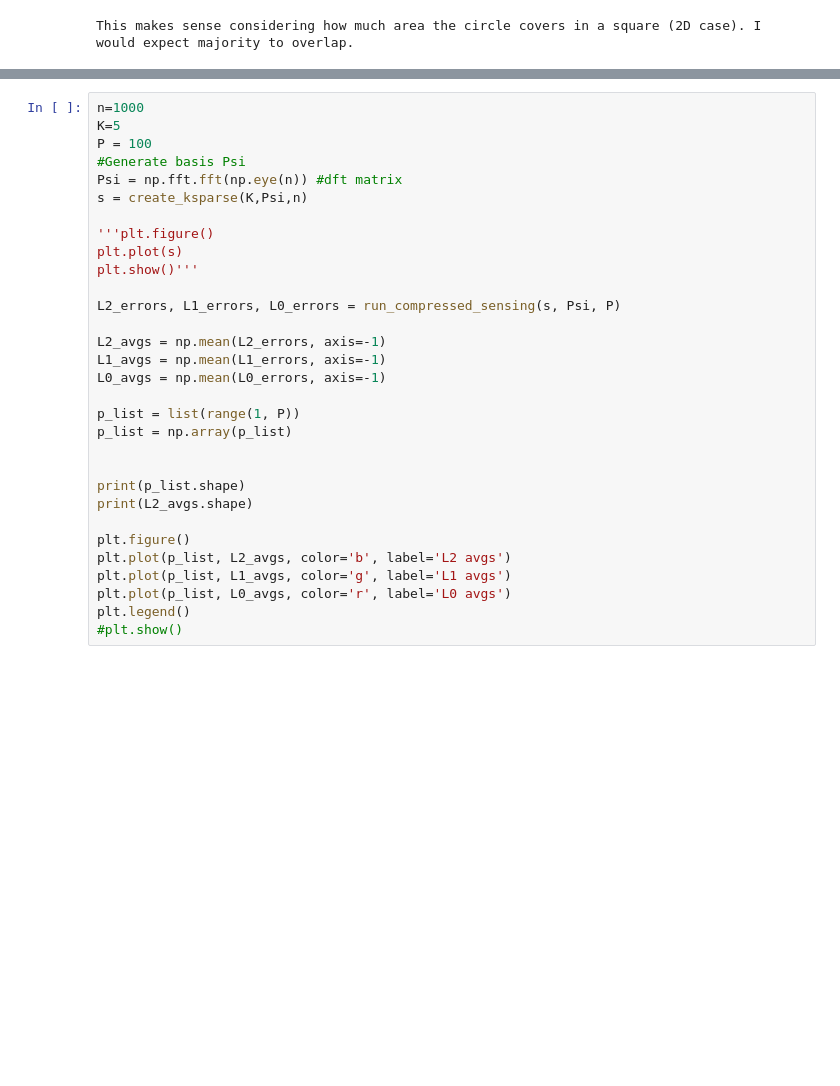
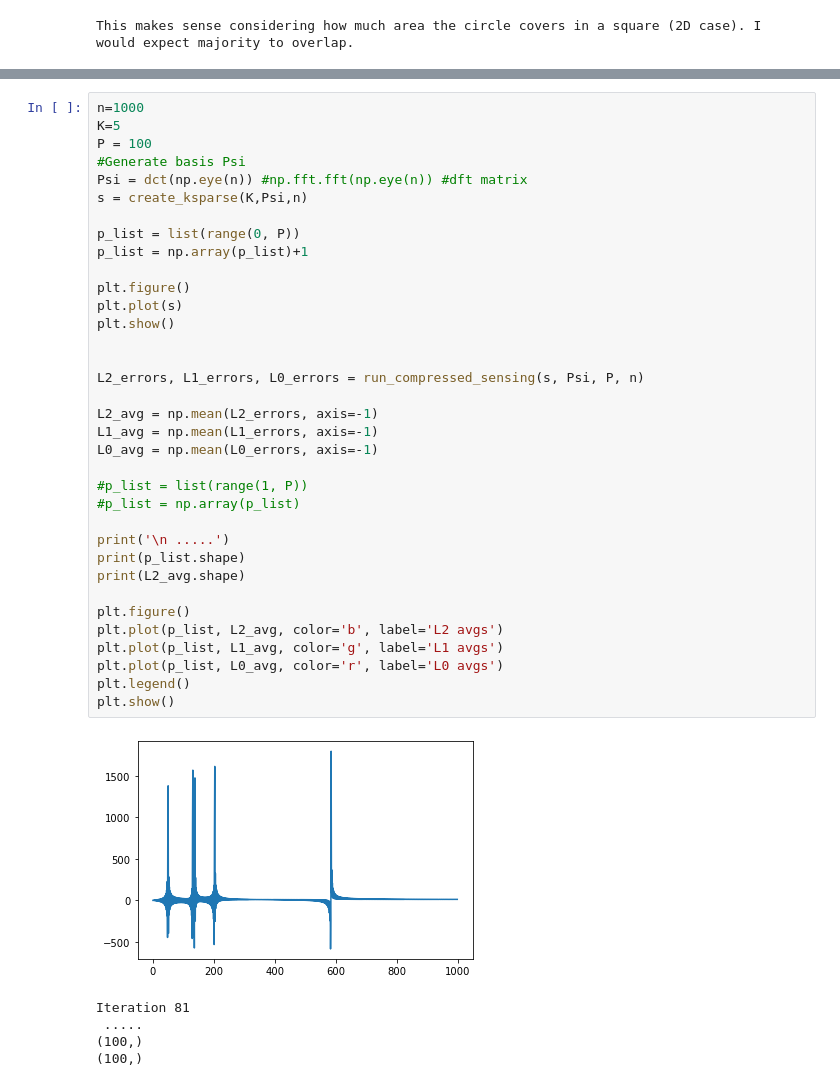
Before and after one commit to german34/math6397_villalobos, a Jupyter notebook: chapter3_hw.ipynb, the cells around one changed output, grey strips where cells are left out. Cells and saved outputs as stored; diff of their text form; blank space fills up the shorter version.

```diff
--- a/chapter3_hw.ipynb
+++ b/chapter3_hw.ipynb
@@ -242,31 +244,41 @@ def create_ksparse(K,Psi,n):
 # %%
 n=1000
 K=5
 P = 100
 #Generate basis Psi
-Psi = np.fft.fft(np.eye(n)) #dft matrix
+Psi = dct(np.eye(n)) #np.fft.fft(np.eye(n)) #dft matrix
 s = create_ksparse(K,Psi,n)
 
-'''plt.figure()
+p_list = list(range(0, P))
+p_list = np.array(p_list)+1
+
+plt.figure()
 plt.plot(s)
-plt.show()'''
-
-L2_errors, L1_errors, L0_errors = run_compressed_sensing(s, Psi, P)
-
-L2_avgs = np.mean(L2_errors, axis=-1)
-L1_avgs = np.mean(L1_errors, axis=-1)
-L0_avgs = np.mean(L0_errors, axis=-1)
-
-p_list = list(range(1, P))
-p_list = np.array(p_list)
+plt.show()
 
 
+L2_errors, L1_errors, L0_errors = run_compressed_sensing(s, Psi, P, n)
+
+L2_avg = np.mean(L2_errors, axis=-1)
+L1_avg = np.mean(L1_errors, axis=-1)
+L0_avg = np.mean(L0_errors, axis=-1)
+
+#p_list = list(range(1, P))
+#p_list = np.array(p_list)
+
+print('\n .....')
 print(p_list.shape)
-print(L2_avgs.shape)
+print(L2_avg.shape)
 
 plt.figure()
-plt.plot(p_list, L2_avgs, color='b', label='L2 avgs')
-plt.plot(p_list, L1_avgs, color='g', label='L1 avgs')
-plt.plot(p_list, L0_avgs, color='r', label='L0 avgs')
+plt.plot(p_list, L2_avg, color='b', label='L2 avgs')
+plt.plot(p_list, L1_avg, color='g', label='L1 avgs')
+plt.plot(p_list, L0_avg, color='r', label='L0 avgs')
 plt.legend()
-#plt.show()
+plt.show()
+# %% [output]
+[figure, added]
+Iteration 81
+ .....
+(100,)
+(100,)
```
Also changed, not shown: parts of 6 cells of this notebook.
